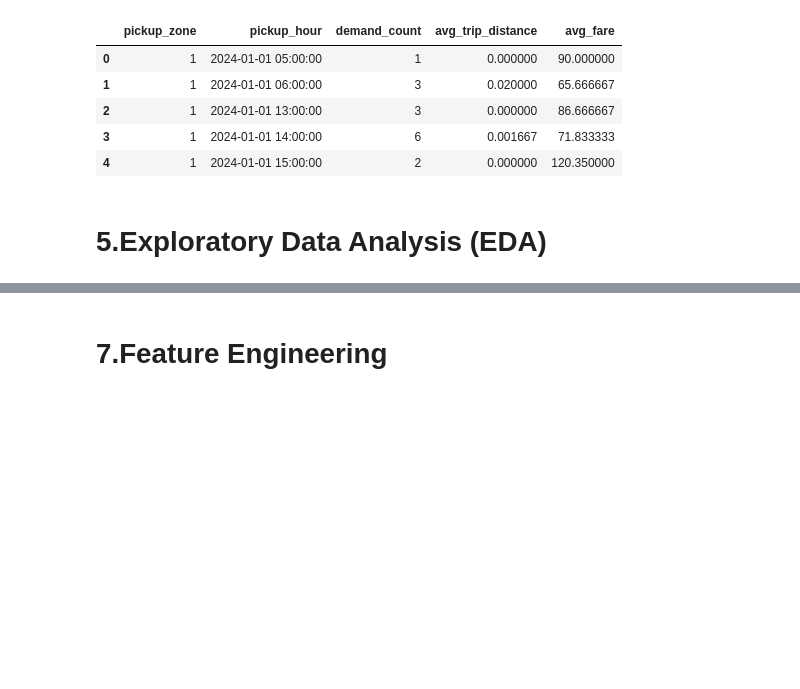
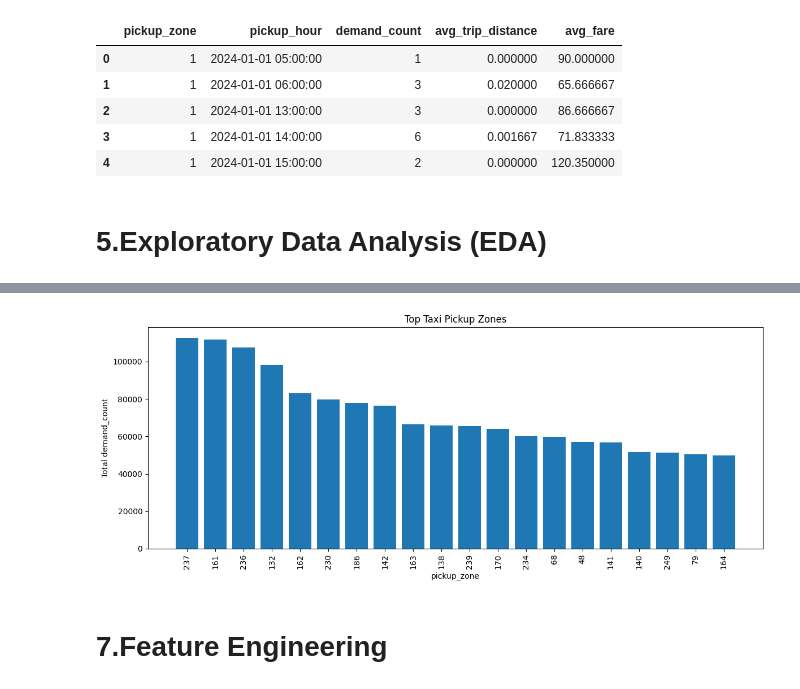
Before and after one commit to abirami2110/nyc-taxi-demand-intelligence, a Jupyter notebook: notebooks/nyc_taxi_end_to_end.ipynb, the cells around one changed output, grey strips where cells are left out. Saved outputs shown, nothing was run; the diff lists cells and outputs as text; code cells hidden in the pictures; blank space fills up the shorter version.

```diff
--- a/notebooks/nyc_taxi_end_to_end.ipynb
+++ b/notebooks/nyc_taxi_end_to_end.ipynb
@@ -188,19 +204,27 @@ px.bar(
 # %%
 #Top pickup zones
 top_zones = (
     zone_hour_df.groupby("pickup_zone")["demand_count"]
     .sum()
     .sort_values(ascending=False)
     .head(20)
     .reset_index()
 )
+plt.figure(figsize=(12,5))
+plt.bar(
+    top_zones["pickup_zone"].astype(str),
+    top_zones["demand_count"]
+)
 
-px.bar(
-    top_zones,
-    x="pickup_zone",
-    y="demand_count",
-    title="Top Taxi Pickup Zones"
-)
+plt.title("Top Taxi Pickup Zones")
+plt.xlabel("pickup_zone",)
+plt.ylabel("Total demand_count")
+plt.xticks(rotation=90)
+
+plt.tight_layout()
+plt.show()
+# %% [output]
+[figure, added]
 # %% [markdown]
 # 7.Feature Engineering
 # %%
```
Also changed, not shown: parts of 8 cells of this notebook.
